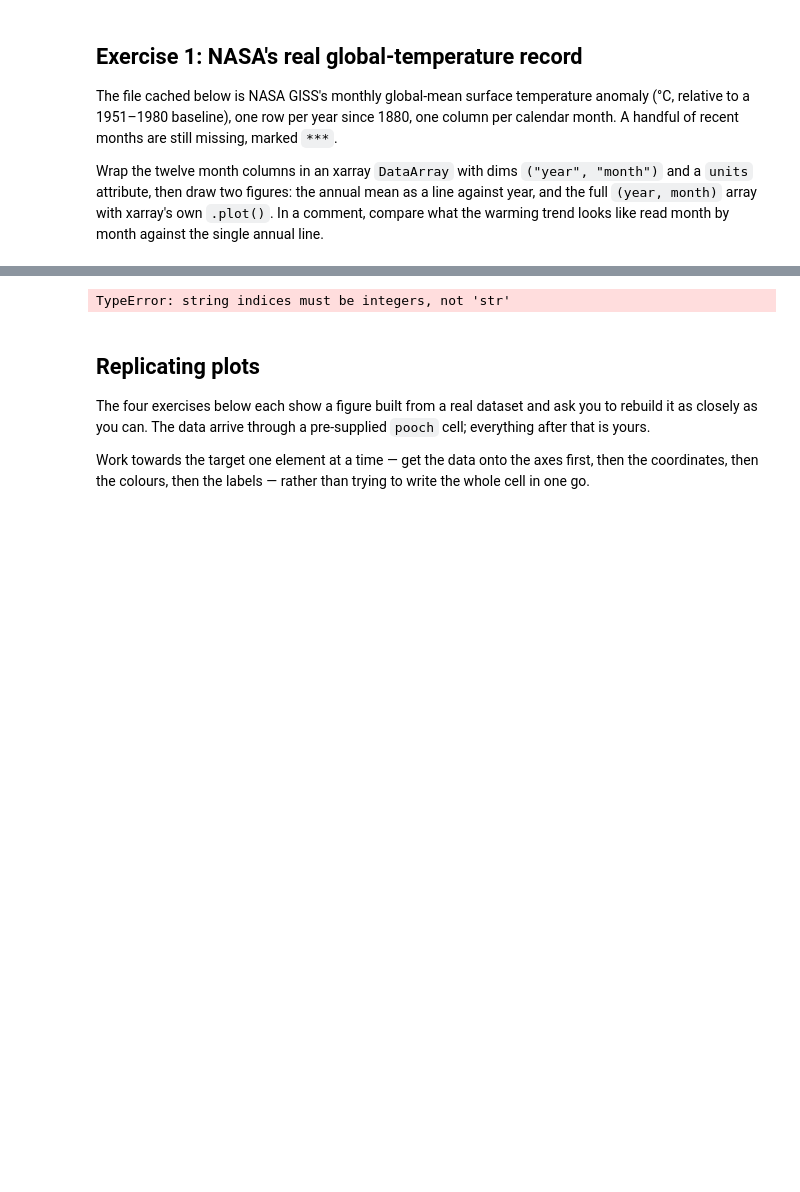
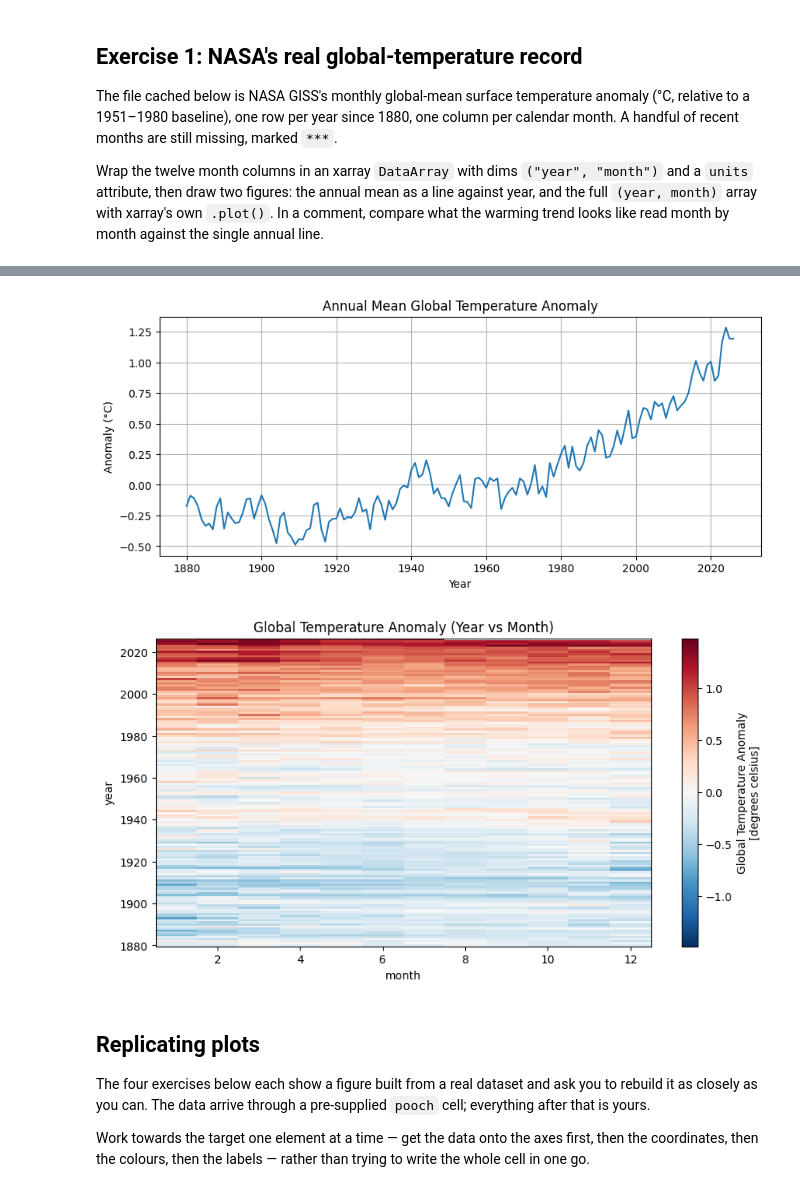
Before and after one commit to emmagiometti/A2026_Intro_Python, a Jupyter notebook: 1_4_env_excercise_matplotlib_and_xarray.ipynb, the cells around one changed output, grey strips where cells are left out. Saved outputs shown, nothing was run; the diff lists cells and outputs as text; code cells hidden in the pictures; blank space fills up the shorter version.

```diff
--- a/1_4_env_excercise_matplotlib_and_xarray.ipynb
+++ b/1_4_env_excercise_matplotlib_and_xarray.ipynb
@@ -51,25 +49,59 @@ Downloading data from 'https://raw.githubusercontent.com/gse-unil/2026_MLEES_boo
-# %%
-# Your solution here
-# Hint: load the file with
-np.genfromtxt(path, skip_header=1, delimiter=",", names=True,missing_values="***", filling_values=np.nan)
-#       -- names=True reads the header row, so the columns are data["Year"], data["Jan"], ...
-# Hint: np.column_stack((data["Jan"], data["Feb"], ..., data["Dec"])) puts the twelve month columns side by side as one (year, month) array
-months = ["Jan", "Feb", "March", "Apr", "May", "Jun", "Jul", "Aug", "Sep", "Oct", "Nov", "Dec"]
-stacked = np.column_stack([path[m] for m in months])
-#wrap months in xarray DataArray
-DA = xr.DataArray(
-    stacked,
-    dims=("year","month")
-    coords=
-
-
-)
-# Hint: the coordinates are data["Year"] and np.arange(1, 13)
-# Hint: .mean(dim="month") skips the missing months on its own
-# Hint: .plot() on the 2D DataArray draws a pcolormesh, and labels the colorbar from the
-#       long_name and units attributes
-# %% [output]
-TypeError: string indices must be integers, not 'str'
+# %%
+import numpy as np
+import matplotlib.pyplot as plt
+import xarray as xr
+
+# 1. Load the dataset using genfromtxt
+data = np.genfromtxt(
+    path,
+    skip_header=1,
+    delimiter=",",
+    names=True,
+    missing_values="***",
+    filling_values=np.nan
+)
+
+# 2. Extract and stack the 12 monthly columns side-by-side
+months = ["Jan", "Feb", "Mar", "Apr", "May", "Jun", "Jul", "Aug", "Sep", "Oct", "Nov", "Dec"]
+stacked = np.column_stack([data[m] for m in months])
+
+# 3. Wrap months in an xarray DataArray
+da = xr.DataArray(
+    stacked,
+    dims=("year", "month"),
+    coords={
+        "year": data["Year"],
+        "month": np.arange(1, 13)
+    },
+    attrs={
+        "long_name": "Global Temperature Anomaly",
+        "units": "degrees celsius"
+    }
+)
+
+# 4. Plot the annual mean as a line against year
+plt.figure(figsize=(10, 4))
+da.mean(dim="month").plot()
+plt.title("Annual Mean Global Temperature Anomaly")
+plt.ylabel("Anomaly (°C)")
+plt.xlabel("Year")
+plt.grid(True)
+plt.show()
+
+# 5. Plot the full 2D array using xarray's own .plot() (pcolormesh)
+plt.figure(figsize=(10, 5))
+da.plot()
+plt.title("Global Temperature Anomaly (Year vs Month)")
+plt.show()
+
+# Comparison comment:
+# The annual mean line shows a distinct long-term warming trend since the 1970s.
+# Looking at the 2D month-by-month grid, we can observe fine-grained natural variability
+# and extreme warm/cold months, but the overall transition from blue (colder) to red (warmer)
+# over time is still extremely prominent.
+# %% [output]
+[figure, added]
+[figure, added]
 # %% [markdown]
 ## Replicating plots
 
```
Also changed, not shown: parts of 1 cell of this notebook.
